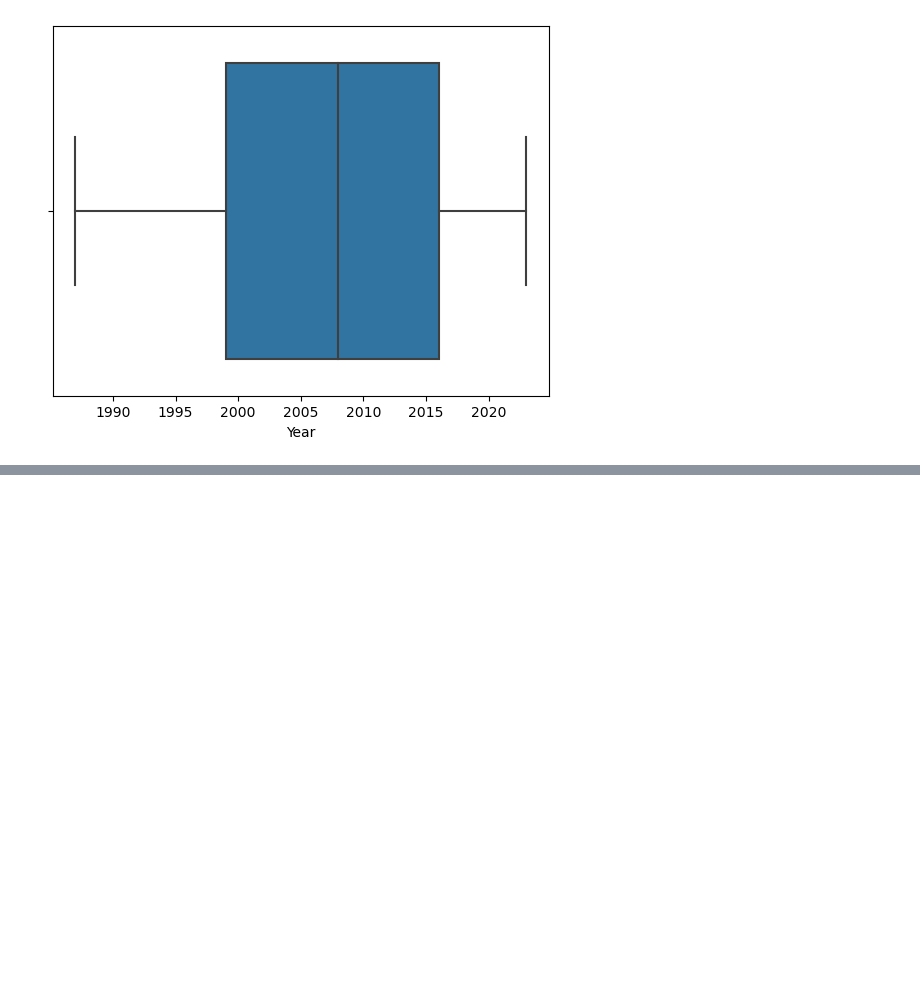
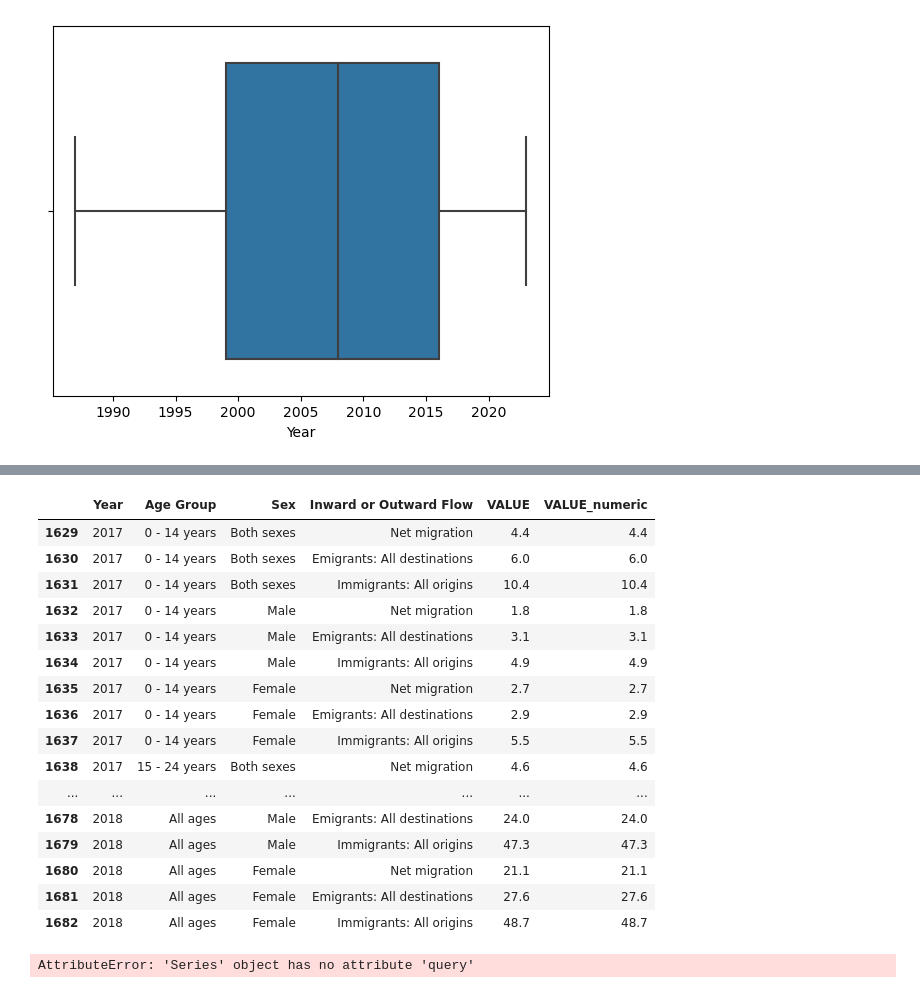
Before and after one commit to sba23432/Estimated-Migration-Ireland, a Jupyter notebook: Data prep and visualisation/Data prep and visualization of Irish Migration data.ipynb, the cells around one changed output, grey strips where cells are left out. Cells and saved outputs as stored; diff of their text form; code cells hidden in the pictures; blank space fills up the shorter version.

```diff
--- a/Data prep and visualisation/Data prep and visualization of Irish Migration data.ipynb
+++ b/Data prep and visualisation/Data prep and visualization of Irish Migration data.ipynb
@@ -106,3 +176,37 @@ sns.boxplot(x=df["Year"])
+# %%
+index = np.where(df["Year"] == max(df["Year"]) )
+
+df.loc[index]
+# %% [output]
+|  | Year | Age Group | Sex | Inward or Outward Flow | VALUE | VALUE_numeric |
+| 1629 | 2017 | 0 - 14 years | Both sexes | Net migration | 4.4 | 4.4 |
+| 1630 | 2017 | 0 - 14 years | Both sexes | Emigrants: All destinations | 6.0 | 6.0 |
+| 1631 | 2017 | 0 - 14 years | Both sexes | Immigrants: All origins | 10.4 | 10.4 |
+| 1632 | 2017 | 0 - 14 years | Male | Net migration | 1.8 | 1.8 |
+| 1633 | 2017 | 0 - 14 years | Male | Emigrants: All destinations | 3.1 | 3.1 |
+| 1634 | 2017 | 0 - 14 years | Male | Immigrants: All origins | 4.9 | 4.9 |
+| 1635 | 2017 | 0 - 14 years | Female | Net migration | 2.7 | 2.7 |
+| 1636 | 2017 | 0 - 14 years | Female | Emigrants: All destinations | 2.9 | 2.9 |
+| 1637 | 2017 | 0 - 14 years | Female | Immigrants: All origins | 5.5 | 5.5 |
+| 1638 | 2017 | 15 - 24 years | Both sexes | Net migration | 4.6 | 4.6 |
+| ... | ... | ... | ... | ... | ... | ... |
+| 1678 | 2018 | All ages | Male | Emigrants: All destinations | 24.0 | 24.0 |
+| 1679 | 2018 | All ages | Male | Immigrants: All origins | 47.3 | 47.3 |
+| 1680 | 2018 | All ages | Female | Net migration | 21.1 | 21.1 |
+| 1681 | 2018 | All ages | Female | Emigrants: All destinations | 27.6 | 27.6 |
+| 1682 | 2018 | All ages | Female | Immigrants: All origins | 48.7 | 48.7 |
+# %%
+ax = df3.query('Age_Group') \
+    .groupby('Age_Group')['VALUE_numeric'] \
+    .agg(['mean','count']) \
+    .query('count >= 10') \
+    .sort_values('mean')['mean'] \
+    .plot(kind='barh', figsize=(12, 5), title='Average Coast Speed by Location')
+ax.set_xlabel('Average Coaster Speed')
+plt.show()
+#####do the rest
+# %% [output]
+AttributeError: 'Series' object has no attribute 'query'
 # %%
 Q1 = df.quantile(0.25)
 Q3 = df.quantile(0.75)
```
Also changed, not shown: parts of 45 cells of this notebook.
